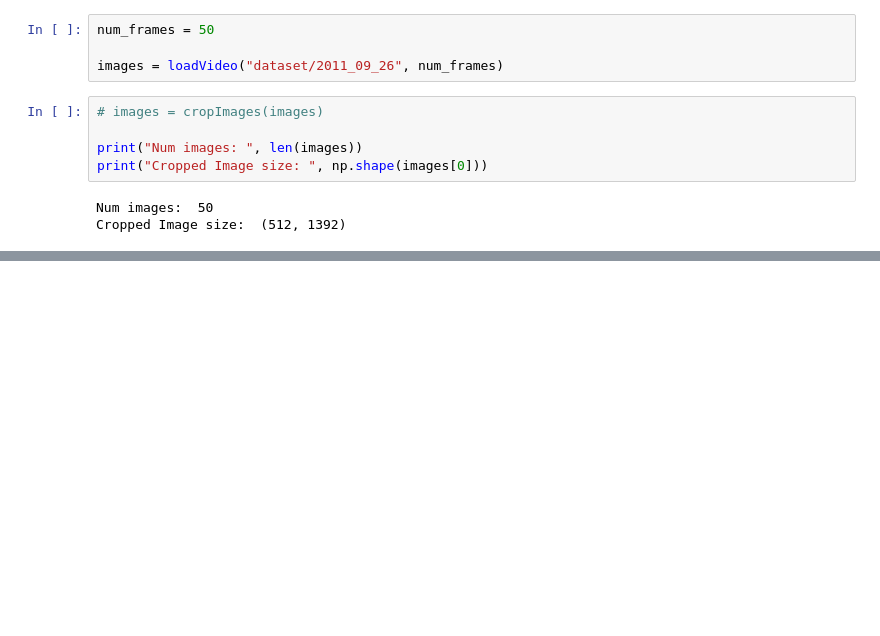
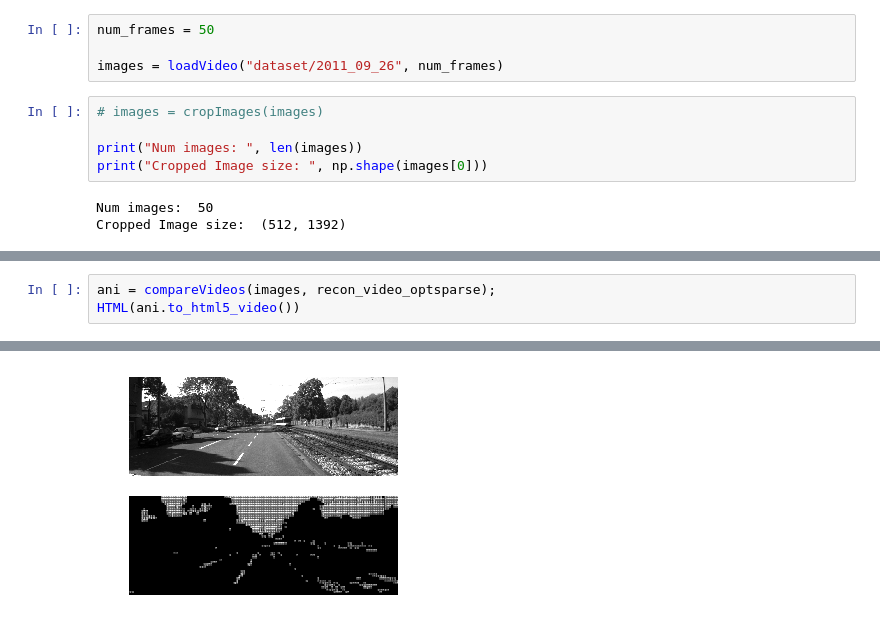
Before and after one commit to Lukeroberto/CS6140-MatchingPursuit, a Jupyter notebook: notebooks/Tests.ipynb, the cells around one changed output, grey strips where cells are left out. Saved outputs shown, nothing was run; the diff lists cells and outputs as text; blank space fills up the shorter version.

```diff
--- a/notebooks/Tests.ipynb
+++ b/notebooks/Tests.ipynb
@@ -62,0 +75,4 @@ HTML(ani.to_html5_video())
+# %%
+ani = compareVideos(images, recon_video_optsparse);
+HTML(ani.to_html5_video())
+# %% [output]
@@ -62,0 +80 @@ HTML(ani.to_html5_video())
+[figure, added]
```
Also changed, not shown: parts of 10 cells of this notebook.
